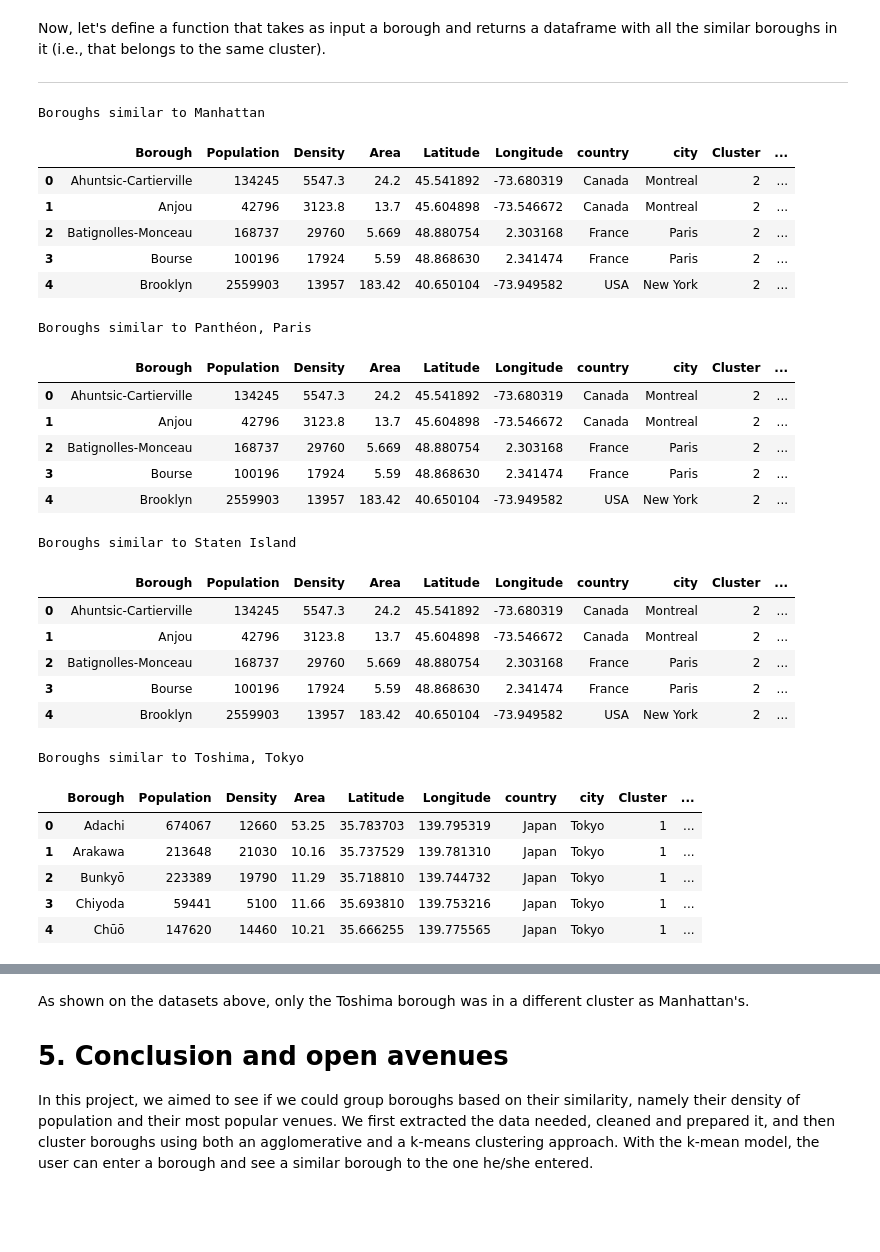
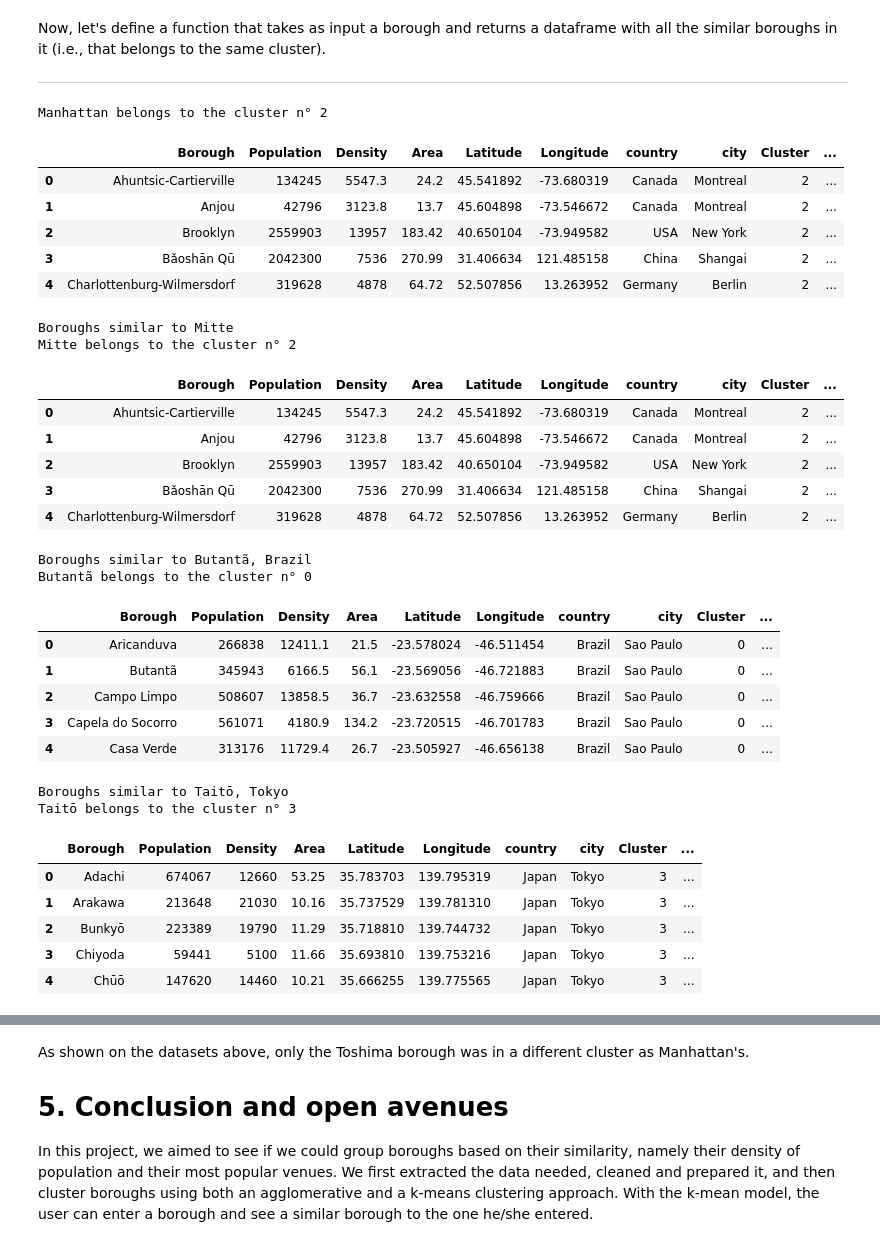
Before and after one commit to Arkhemis/Coursera_Capstone, a Jupyter notebook: SimilarBoroughs.ipynb, the cells around one changed output, grey strips where cells are left out. Cells and saved outputs as stored; diff of their text form; code cells hidden in the pictures; blank space fills up the shorter version.

```diff
--- a/SimilarBoroughs.ipynb
+++ b/SimilarBoroughs.ipynb
@@ -174,7 +174,7 @@ else:
     t = 0
     while t < 10:
       try:
-        location = geolocator.geocode('{}, Berlin'.format(df_berlin['Borough'][i]))
+        location = geolocator.geocode('{}, Berlin, Germany'.format(df_berlin['Borough'][i]))
         break
       except:
         t =t +1
@@ -182,8 +182,8 @@ else:
       else:
         df_berlin = df_berlin.drop(i, axis=0)
 
-      df_berlin['Latitude'][i] = location.latitude
-      df_berlin['Longitude'][i] =  location.longitude
+    df_berlin['Latitude'][i] = location.latitude
+    df_berlin['Longitude'][i] =  location.longitude
 
 
   df_berlin["country"] = "Germany"
@@ -483,7 +472,7 @@ else:
   df_shangai["country"] = 'China'
   df_shangai["city"] = "Shangai"
   df_shangai = df_shangai.reset_index(drop=True)
-  df_shangai.to_csv("df_tokyo.csv", index=False)
+  df_shangai.to_csv("df_shangai.csv", index=False)
 df_shangai.head()
 # %% [output]
 |  | Borough | Area | Population | Density | Latitude | Longitude | country | city |
@@ -500,7 +489,7 @@ Now that we have the data for our boroughs in the form of dataframes, we can beg
 #Credentials to be used
 CLIENT_ID = 'D4WEO14O3VN02LF1HPAESHYWHHDPFQZLRSDEWW5IQO3RWNUW'
 CLIENT_SECRET = '3GUSMMHX31OSUQLKO0CJ1LCYNTFJMUWWJXWEF1A4AN3NU4IQ'
-VERSION = '20190701' # Foursquare API Version
+VERSION = '20180701' # Foursquare API Version
 LIMIT = 100
 # %% [markdown]
 Let's first define some functions that will help us to get the venues.
@@ -562,13 +554,13 @@ Next, we first group all of our cities' datasets under one single dataframe. The
 # %%
 #Let's regroup all boroughs
-df_grouped = pd.concat([df_tokyo, df_paris,df_rome,df_berlin, df_montreal, df_nyork, df_shangai, df_spaulo]).reset_index(drop=True)
+df_grouped = pd.concat([df_paris,df_rome,df_berlin, df_montreal, df_nyork, df_spaulo, df_shangai, df_tokyo]).reset_index(drop=True)
 
 # Obtain the venues by borough
 df_venues = getNearbyVenues(df_grouped['Borough'],
                                     df_grouped['Latitude'],
                                     df_grouped['Longitude'],
                                     LIMIT=LIMIT,
-                                    llAcc = 10000, #Accuracy of the coordinates, in meters
+                                    llAcc = 100000, #Accuracy of the coordinates, in meters
                                     sortByPopularity=1) #Only get the most popular venues
 print(df_venues.shape)
-df_venues.head()
+df_venues
@@ -717,49 +725,53 @@ Now, let's define a function that takes as input a borough and returns a datafra
 
 ---
 # %%
-#We define a function t
+#We define a function that returns the most similar Borough to the entered Borough
 def find_similar_borough(Borough):
   clu = df_grouped_2.loc[df_grouped_2['Borough'] == Borough, 'Cluster'].values[0]
+  print(Borough, "belongs to the cluster n°", clu)
   df = df_grouped_2[df_grouped_2["Cluster"]==clu]
   df = df[["Borough", "Population", "Density", 	"Area", "Latitude", "Longitude", "country", "city", "Cluster"]]
   df = df.merge(df_top, on="Borough")
   ICD.display(df.head())
 
 #Let's see whether the three boroughs that were similar in the Agglomerative clustering are in the same cluster as Manhattan
-print("Boroughs similar to Manhattan")
+
 find_similar_borough("Manhattan")
-print("\nBoroughs similar to Panthéon, Paris")
-find_similar_borough("Panthéon")
-print("\nBoroughs similar to Staten Island")
-find_similar_borough("Staten Island")
-print("\nBoroughs similar to Toshima, Tokyo")
-find_similar_borough("Toshima")
+print("\nBoroughs similar to Mitte")
+find_similar_borough("Mitte")
+print("\nBoroughs similar to Butantã, Brazil")
+find_similar_borough("Butantã")
+print("\nBoroughs similar to Taitō, Tokyo")
+find_similar_borough("Taitō")
 # %% [output]
-Boroughs similar to Manhattan
+Manhattan belongs to the cluster n° 2
 |  | Borough | Population | Density | Area | Latitude | Longitude | country | city | Cluster | ... |
 | 0 | Ahuntsic-Cartierville | 134245 | 5547.3 | 24.2 | 45.541892 | -73.680319 | Canada | Montreal | 2 | ... |
 | 1 | Anjou | 42796 | 3123.8 | 13.7 | 45.604898 | -73.546672 | Canada | Montreal | 2 | ... |
-| 2 | Batignolles-Monceau | 168737 | 29760 | 5.669 | 48.880754 | 2.303168 | France | Paris | 2 | ... |
-| 3 | Bourse | 100196 | 17924 | 5.59 | 48.868630 | 2.341474 | France | Paris | 2 | ... |
-| 4 | Brooklyn | 2559903 | 13957 | 183.42 | 40.650104 | -73.949582 | USA | New York | 2 | ... |
+| 2 | Brooklyn | 2559903 | 13957 | 183.42 | 40.650104 | -73.949582 | USA | New York | 2 | ... |
+| 3 | Bǎoshān Qū | 2042300 | 7536 | 270.99 | 31.406634 | 121.485158 | China | Shangai | 2 | ... |
+| 4 | Charlottenburg-Wilmersdorf | 319628 | 4878 | 64.72 | 52.507856 | 13.263952 | Germany | Berlin | 2 | ... |
-Boroughs similar to Panthéon, Paris
+Boroughs similar to Mitte
+Mitte belongs to the cluster n° 2
 |  | Borough | Population | Density | Area | Latitude | Longitude | country | city | Cluster | ... |
 | 0 | Ahuntsic-Cartierville | 134245 | 5547.3 | 24.2 | 45.541892 | -73.680319 | Canada | Montreal | 2 | ... |
 | 1 | Anjou | 42796 | 3123.8 | 13.7 | 45.604898 | -73.546672 | Canada | Montreal | 2 | ... |
-| 2 | Batignolles-Monceau | 168737 | 29760 | 5.669 | 48.880754 | 2.303168 | France | Paris | 2 | ... |
-| 3 | Bourse | 100196 | 17924 | 5.59 | 48.868630 | 2.341474 | France | Paris | 2 | ... |
-| 4 | Brooklyn | 2559903 | 13957 | 183.42 | 40.650104 | -73.949582 | USA | New York | 2 | ... |
+| 2 | Brooklyn | 2559903 | 13957 | 183.42 | 40.650104 | -73.949582 | USA | New York | 2 | ... |
+| 3 | Bǎoshān Qū | 2042300 | 7536 | 270.99 | 31.406634 | 121.485158 | China | Shangai | 2 | ... |
+| 4 | Charlottenburg-Wilmersdorf | 319628 | 4878 | 64.72 | 52.507856 | 13.263952 | Germany | Berlin | 2 | ... |
-Boroughs similar to Staten Island
+Boroughs similar to Butantã, Brazil
+Butantã belongs to the cluster n° 0
 |  | Borough | Population | Density | Area | Latitude | Longitude | country | city | Cluster | ... |
-| 0 | Ahuntsic-Cartierville | 134245 | 5547.3 | 24.2 | 45.541892 | -73.680319 | Canada | Montreal | 2 | ... |
-| 1 | Anjou | 42796 | 3123.8 | 13.7 | 45.604898 | -73.546672 | Canada | Montreal | 2 | ... |
-| 2 | Batignolles-Monceau | 168737 | 29760 | 5.669 | 48.880754 | 2.303168 | France | Paris | 2 | ... |
-| 3 | Bourse | 100196 | 17924 | 5.59 | 48.868630 | 2.341474 | France | Paris | 2 | ... |
-| 4 | Brooklyn | 2559903 | 13957 | 183.42 | 40.650104 | -73.949582 | USA | New York | 2 | ... |
+| 0 | Aricanduva | 266838 | 12411.1 | 21.5 | -23.578024 | -46.511454 | Brazil | Sao Paulo | 0 | ... |
+| 1 | Butantã | 345943 | 6166.5 | 56.1 | -23.569056 | -46.721883 | Brazil | Sao Paulo | 0 | ... |
+| 2 | Campo Limpo | 508607 | 13858.5 | 36.7 | -23.632558 | -46.759666 | Brazil | Sao Paulo | 0 | ... |
+| 3 | Capela do Socorro | 561071 | 4180.9 | 134.2 | -23.720515 | -46.701783 | Brazil | Sao Paulo | 0 | ... |
+| 4 | Casa Verde | 313176 | 11729.4 | 26.7 | -23.505927 | -46.656138 | Brazil | Sao Paulo | 0 | ... |
-Boroughs similar to Toshima, Tokyo
+Boroughs similar to Taitō, Tokyo
+Taitō belongs to the cluster n° 3
 |  | Borough | Population | Density | Area | Latitude | Longitude | country | city | Cluster | ... |
-| 0 | Adachi | 674067 | 12660 | 53.25 | 35.783703 | 139.795319 | Japan | Tokyo | 1 | ... |
-| 1 | Arakawa | 213648 | 21030 | 10.16 | 35.737529 | 139.781310 | Japan | Tokyo | 1 | ... |
-| 2 | Bunkyō | 223389 | 19790 | 11.29 | 35.718810 | 139.744732 | Japan | Tokyo | 1 | ... |
-| 3 | Chiyoda | 59441 | 5100 | 11.66 | 35.693810 | 139.753216 | Japan | Tokyo | 1 | ... |
-| 4 | Chūō | 147620 | 14460 | 10.21 | 35.666255 | 139.775565 | Japan | Tokyo | 1 | ... |
+| 0 | Adachi | 674067 | 12660 | 53.25 | 35.783703 | 139.795319 | Japan | Tokyo | 3 | ... |
+| 1 | Arakawa | 213648 | 21030 | 10.16 | 35.737529 | 139.781310 | Japan | Tokyo | 3 | ... |
+| 2 | Bunkyō | 223389 | 19790 | 11.29 | 35.718810 | 139.744732 | Japan | Tokyo | 3 | ... |
+| 3 | Chiyoda | 59441 | 5100 | 11.66 | 35.693810 | 139.753216 | Japan | Tokyo | 3 | ... |
+| 4 | Chūō | 147620 | 14460 | 10.21 | 35.666255 | 139.775565 | Japan | Tokyo | 3 | ... |
```
Also changed, not shown: parts of 12 cells of this notebook.
